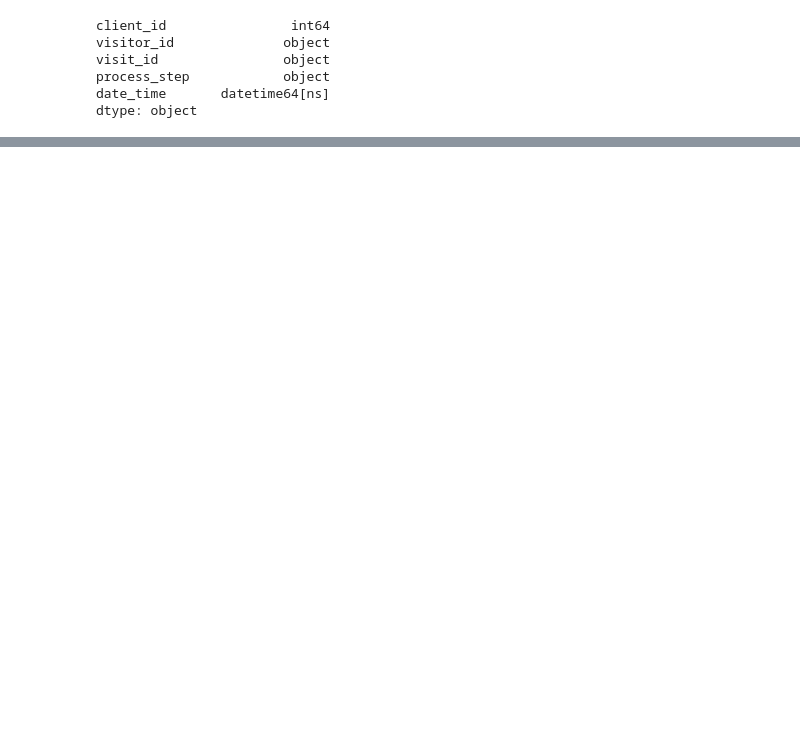
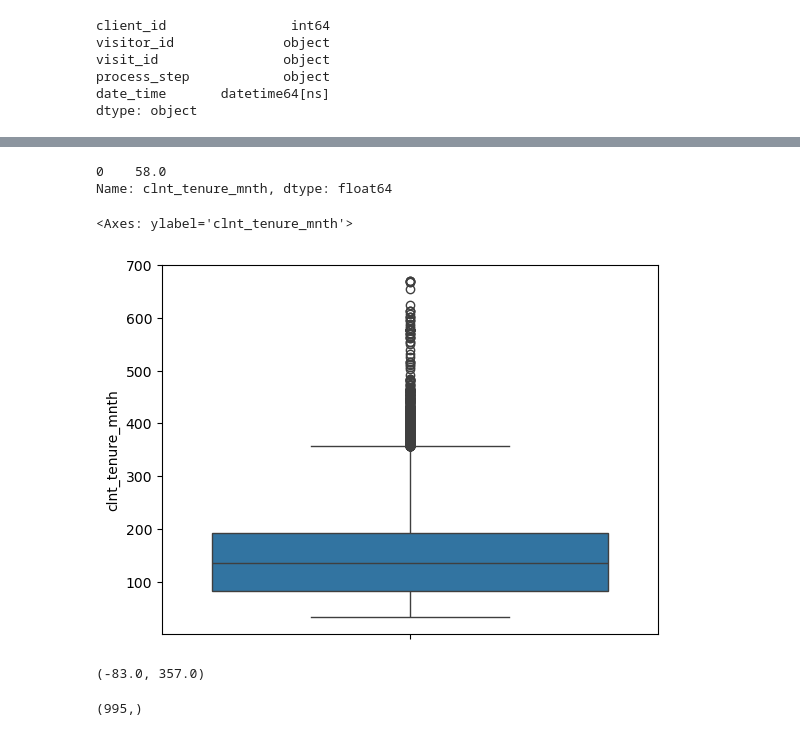
Before and after one commit to ivanalonsom/Project5_EDA_Inferential_Stats, a Jupyter notebook: main.ipynb, the cells around one changed output, grey strips where cells are left out. Saved outputs shown, nothing was run; the diff lists cells and outputs as text; code cells hidden in the pictures; blank space fills up the shorter version.

```diff
--- a/main.ipynb
+++ b/main.ipynb
@@ -45,0 +150,28 @@ dtype: object
+# %%
+df_all["clnt_tenure_mnth"].mode()
+# %% [output]
+0    58.0
+Name: clnt_tenure_mnth, dtype: float64
+# %%
+sns.boxplot(data = df_all_no_duplicates['clnt_tenure_mnth'])
+# %% [output]
+<Axes: ylabel='clnt_tenure_mnth'>
+[figure, added]
+# %%
+Q1 = df_all_no_duplicates['clnt_tenure_mnth'].quantile(0.25)
+Q3 = df_all_no_duplicates['clnt_tenure_mnth'].quantile(0.75)
+IQR = Q3 - Q1
+
+
+inf_lim = Q1 - 1.5*IQR
+sup_lim = Q3 + 1.5*IQR
+
+inf_lim, sup_lim
+# %% [output]
+(-83.0, 357.0)
+# %%
+outlier = df_all_no_duplicates['clnt_tenure_mnth'][(df_all_no_duplicates['clnt_tenure_mnth'] < 0) | (df_all_no_duplicates['clnt_tenure_mnth'] => sup_lim) ]
+
+outlier.shape
+# %% [output]
+(995,)
```
Also changed, not shown: parts of 34 cells of this notebook, 4 other files.
